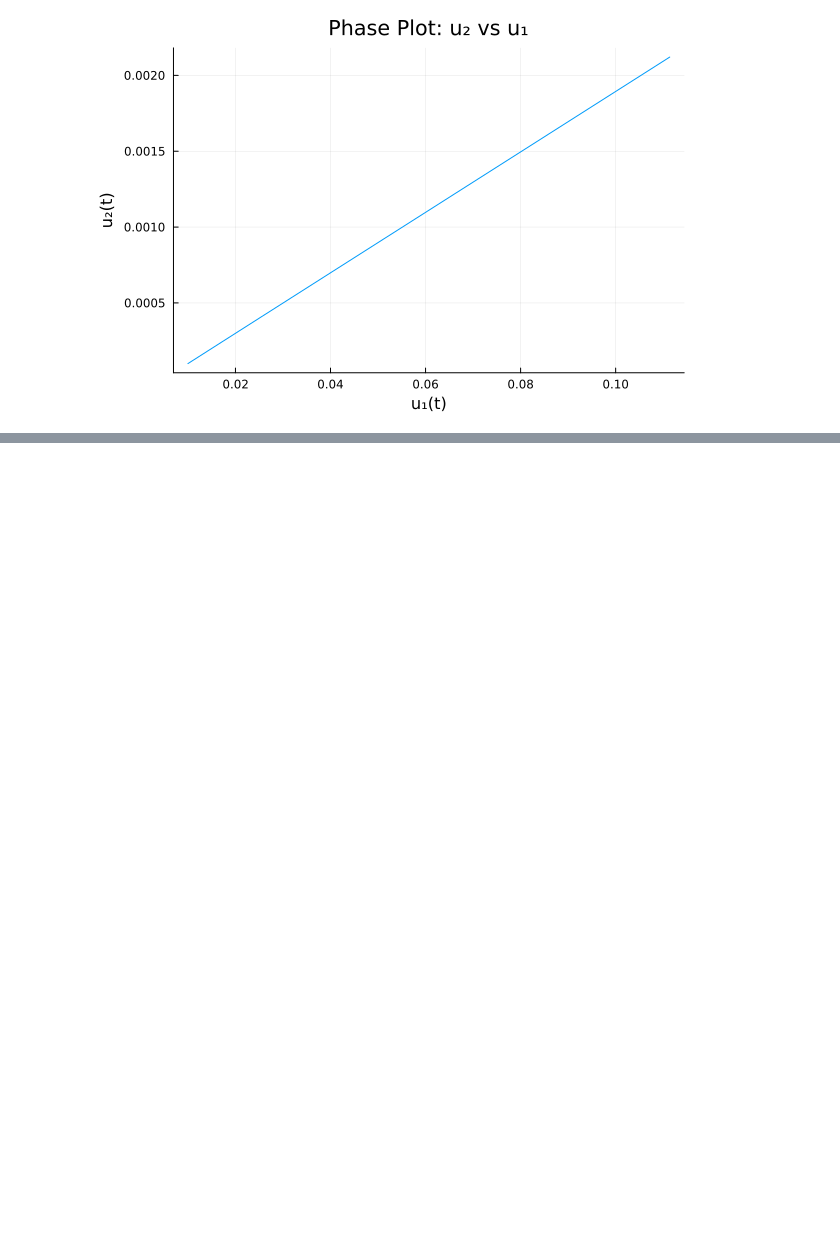
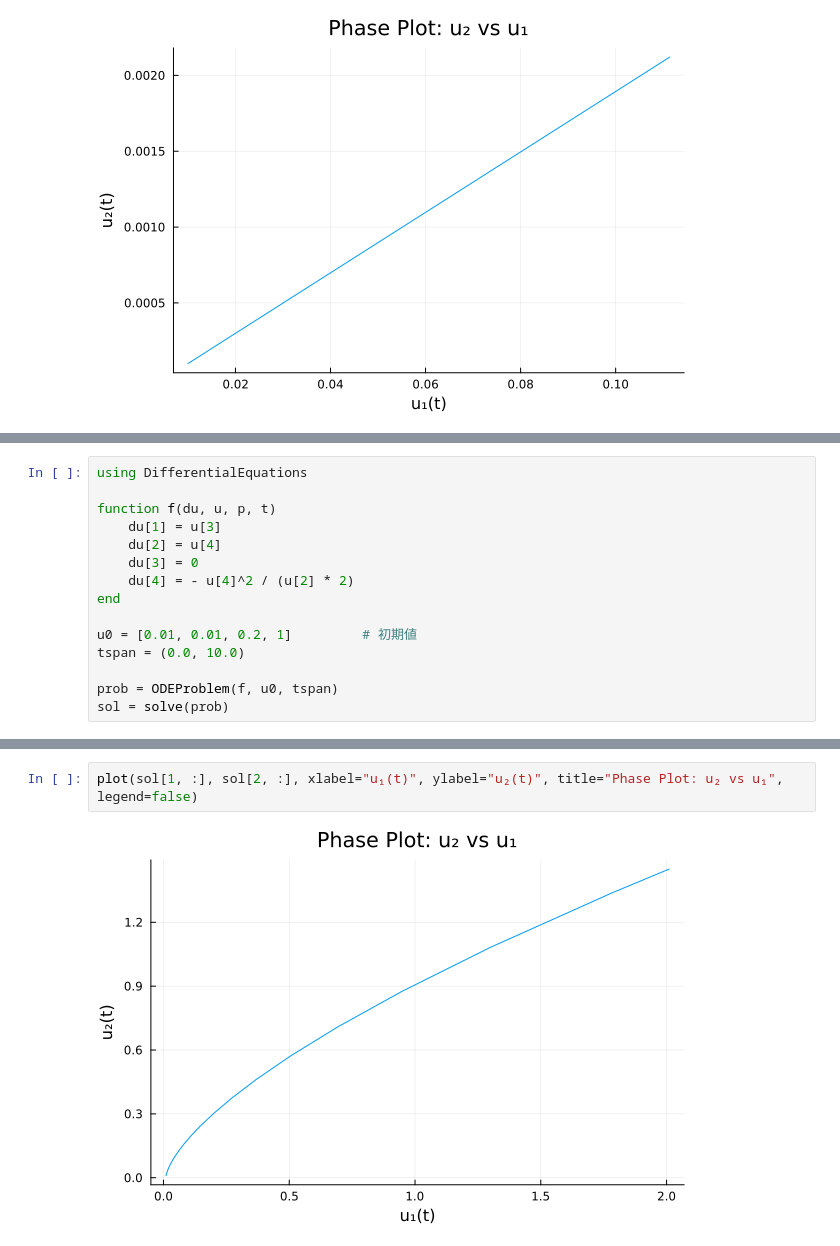
Before and after one commit to sougyo/jupyter, a Jupyter notebook: symbolics3.ipynb, the cells around one changed output, grey strips where cells are left out. Saved outputs shown, nothing was run; the diff lists cells and outputs as text; blank space fills up the shorter version.

```diff
--- a/symbolics3.ipynb
+++ b/symbolics3.ipynb
@@ -173,0 +184,15 @@ plot(sin.(sol[1, :]) .* cos.(sol[2, :]), sin.(sol[1, :]) .* sin.(sol[2, :]), xla
+# %%
+using DifferentialEquations
+
+function f(du, u, p, t)
+    du[1] = u[3]
+    du[2] = u[4]
+    du[3] = 0
+    du[4] = - u[4]^2 / (u[2] * 2)
+end
+
+u0 = [0.01, 0.01, 0.2, 1]         # 初期値
+tspan = (0.0, 10.0)
+
+prob = ODEProblem(f, u0, tspan)
+sol = solve(prob)
@@ -173,0 +217,4 @@ plot(sin.(sol[1, :]) .* cos.(sol[2, :]), sin.(sol[1, :]) .* sin.(sol[2, :]), xla
+# %%
+plot(sol[1, :], sol[2, :], xlabel="u₁(t)", ylabel="u₂(t)", title="Phase Plot: u₂ vs u₁", legend=false)
+# %% [output]
+[figure, added]
```
Also changed, not shown: parts of 12 cells of this notebook, 2 other files.
